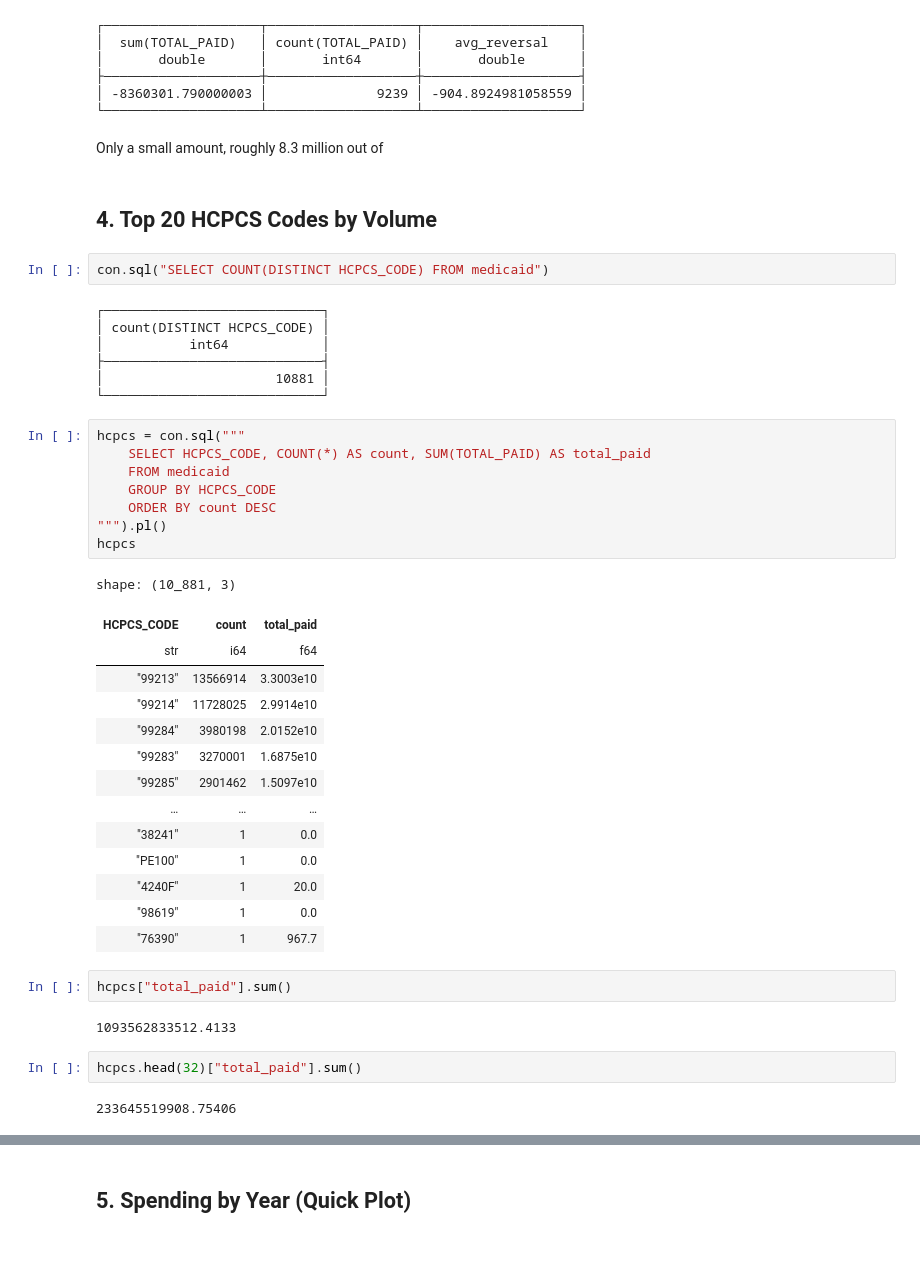
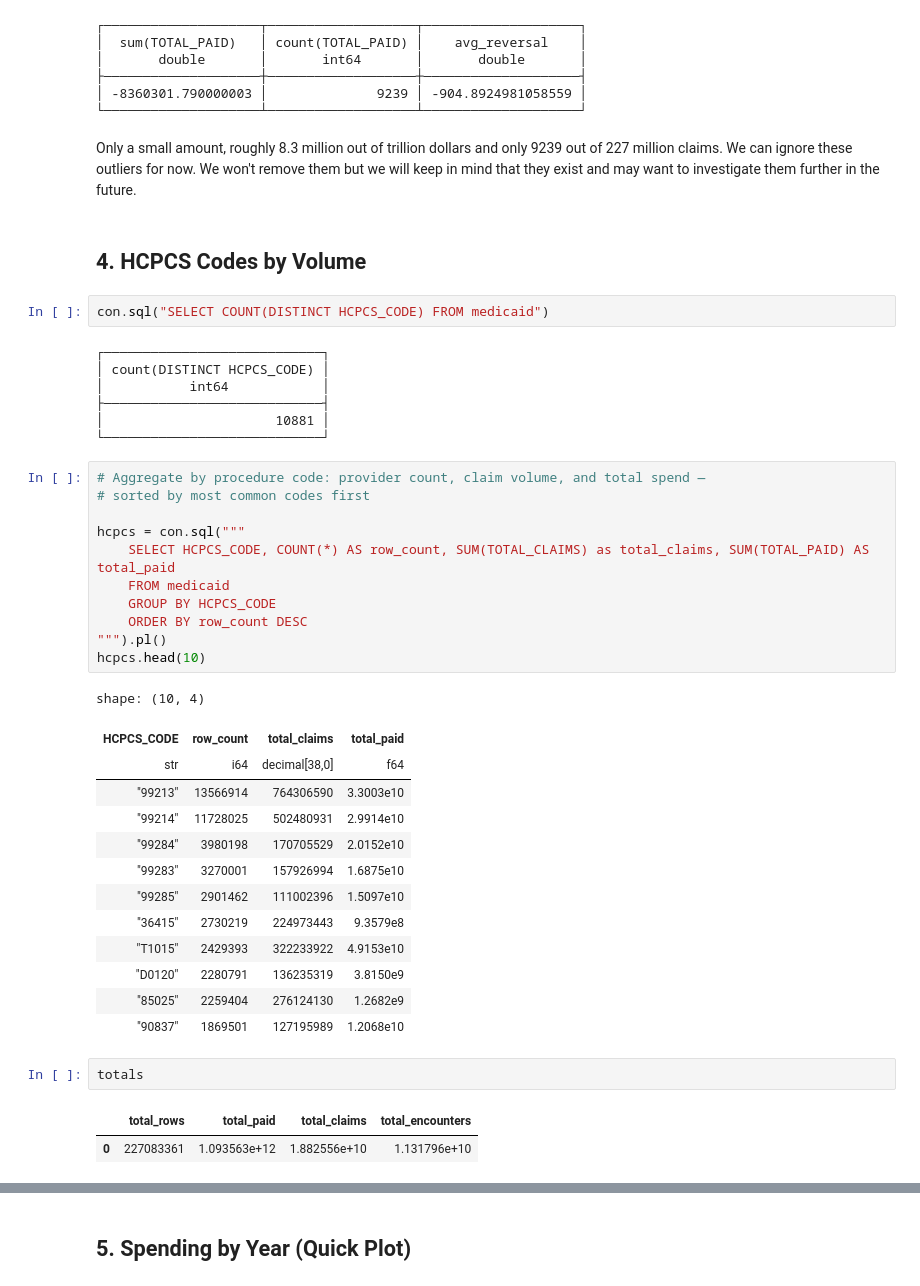
Before and after one commit to adilkassim/medicaid-provider-spending, a Jupyter notebook: notebooks/01_eda.ipynb, the cells around one changed output, grey strips where cells are left out. Saved outputs shown, nothing was run; the diff lists cells and outputs as text; blank space fills up the shorter version.

```diff
--- a/notebooks/01_eda.ipynb
+++ b/notebooks/01_eda.ipynb
@@ -202,10 +193,10 @@ con.sql("""
 ├────────────────────┼───────────────────┼────────────────────┤
 │ -8360301.790000003 │              9239 │ -904.8924981058559 │
 └────────────────────┴───────────────────┴────────────────────┘
-# %% [markdown]
-Only a small amount, roughly 8.3 million out of
+# %% [markdown]
+Only a small amount, roughly 8.3 million out of trillion dollars and only 9239 out of 227 million claims. We can ignore these outliers for now. We won't remove them but we will keep in mind that they exist and may want to investigate them further in the future.
 # %% [markdown]
-## 4. Top 20 HCPCS Codes by Volume
+## 4. HCPCS Codes by Volume
 # %%
 con.sql("SELECT COUNT(DISTINCT HCPCS_CODE) FROM medicaid")
 # %% [output]
@@ -216,33 +207,32 @@ con.sql("SELECT COUNT(DISTINCT HCPCS_CODE) FROM medicaid")
 │                      10881 │
 └────────────────────────────┘
 # %%
+# Aggregate by procedure code: provider count, claim volume, and total spend —
+# sorted by most common codes first
+
 hcpcs = con.sql("""
-    SELECT HCPCS_CODE, COUNT(*) AS count, SUM(TOTAL_PAID) AS total_paid
+    SELECT HCPCS_CODE, COUNT(*) AS row_count, SUM(TOTAL_CLAIMS) as total_claims, SUM(TOTAL_PAID) AS total_paid
     FROM medicaid
     GROUP BY HCPCS_CODE
-    ORDER BY count DESC
+    ORDER BY row_count DESC
 """).pl()
-hcpcs
+hcpcs.head(10)
 # %% [output]
-shape: (10_881, 3)
+shape: (10, 4)
-| HCPCS_CODE | count | total_paid |
-| str | i64 | f64 |
-| "99213" | 13566914 | 3.3003e10 |
-| "99214" | 11728025 | 2.9914e10 |
-| "99284" | 3980198 | 2.0152e10 |
-| "99283" | 3270001 | 1.6875e10 |
-| "99285" | 2901462 | 1.5097e10 |
-| … | … | … |
-| "38241" | 1 | 0.0 |
-| "PE100" | 1 | 0.0 |
-| "4240F" | 1 | 20.0 |
-| "98619" | 1 | 0.0 |
-| "76390" | 1 | 967.7 |
+| HCPCS_CODE | row_count | total_claims | total_paid |
+| str | i64 | decimal[38,0] | f64 |
+| "99213" | 13566914 | 764306590 | 3.3003e10 |
+| "99214" | 11728025 | 502480931 | 2.9914e10 |
+| "99284" | 3980198 | 170705529 | 2.0152e10 |
+| "99283" | 3270001 | 157926994 | 1.6875e10 |
+| "99285" | 2901462 | 111002396 | 1.5097e10 |
+| "36415" | 2730219 | 224973443 | 9.3579e8 |
+| "T1015" | 2429393 | 322233922 | 4.9153e10 |
+| "D0120" | 2280791 | 136235319 | 3.8150e9 |
+| "85025" | 2259404 | 276124130 | 1.2682e9 |
+| "90837" | 1869501 | 127195989 | 1.2068e10 |
-# %%
-hcpcs["total_paid"].sum()
-# %% [output]
-1093562833512.4133
-# %%
-hcpcs.head(32)["total_paid"].sum()
-# %% [output]
-233645519908.75406
+# %%
+totals
+# %% [output]
+|  | total_rows | total_paid | total_claims | total_encounters |
+| 0 | 227083361 | 1.093563e+12 | 1.882556e+10 | 1.131796e+10 |
```
Also changed, not shown: parts of 66 cells of this notebook.
